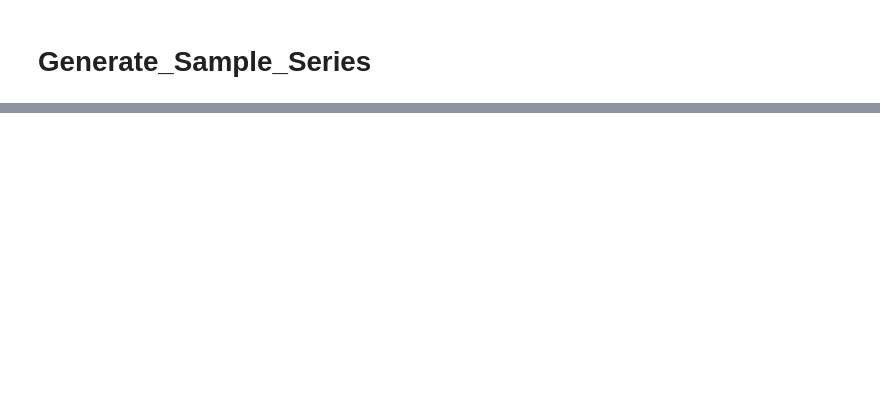
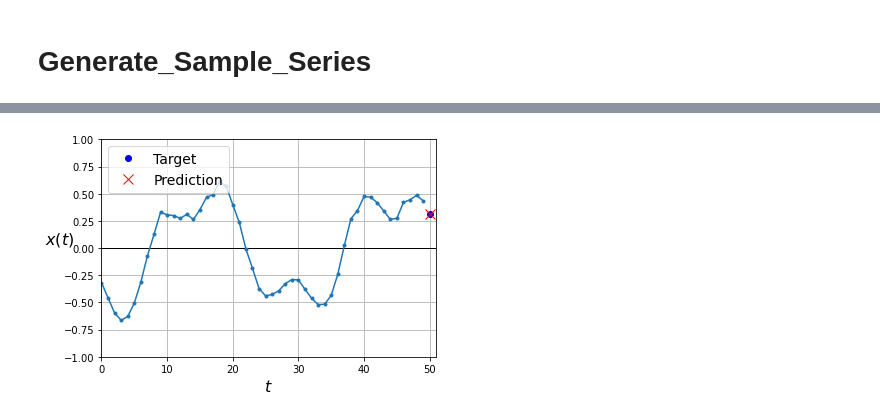
Before and after one commit to kimhwijin/HandsOnMachineLearing, a Jupyter notebook: Sequential_Using_CNN_RNN_15.ipynb, the cells around one changed output, grey strips where cells are left out. Saved outputs shown, nothing was run; the diff lists cells and outputs as text; code cells hidden in the pictures; blank space fills up the shorter version.

```diff
--- a/Sequential_Using_CNN_RNN_15.ipynb
+++ b/Sequential_Using_CNN_RNN_15.ipynb
@@ -55,0 +134,10 @@ plt.show()
+# %%
+model = keras.models.Sequential([
+    keras.layers.SimpleRNN(20, return_sequences=True, input_shape=[None, 1]),
+    keras.layers.SimpleRNN(20, return_sequences=True),
+    keras.layers.SimpleRNN(1)
+])
+
+model.compile(loss="mse", optimizer="adam")
+history = model.fit(X_train, y_train, epochs=20,
+                    validation_data=(X_valid, y_valid))
@@ -55,0 +180,6 @@ plt.show()
+# %%
+model.evaluate(X_test, y_test)
+y_pred = model.predict(X_valid)
+plot_series(X_valid[0, :, 0], y_valid[0, 0], y_pred[0, 0])
+plt.show()
+# %% [output]
@@ -55,0 +187 @@ plt.show()
+[figure, added]
```
Also changed, not shown: parts of 19 cells of this notebook.
